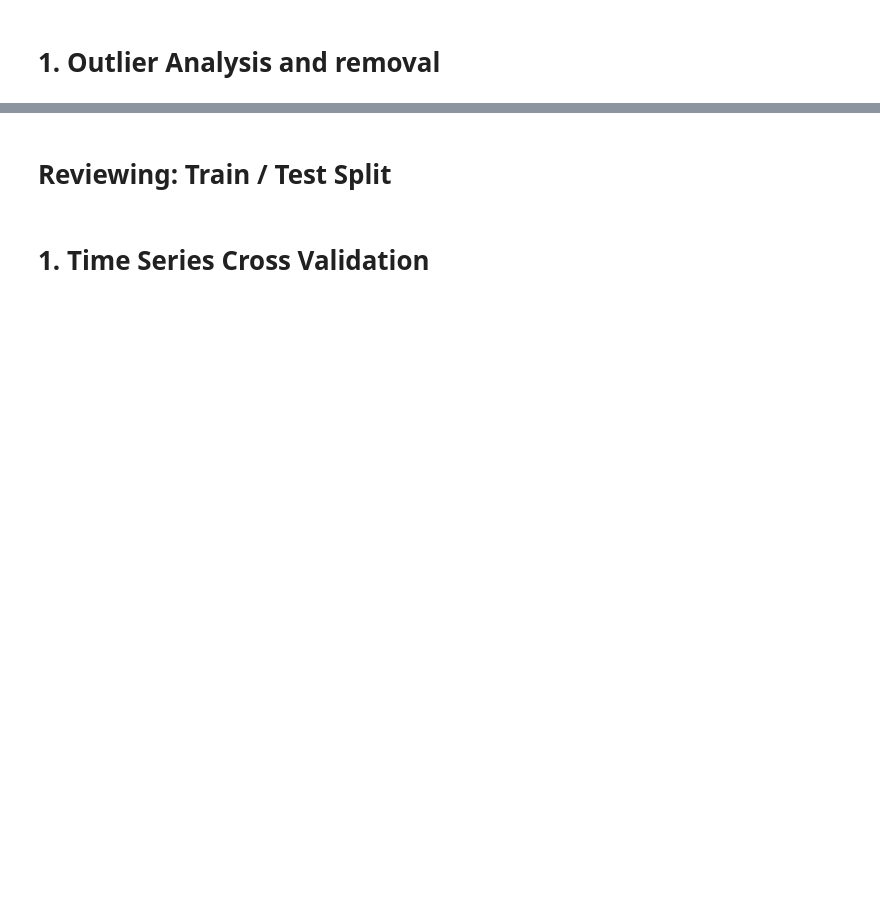
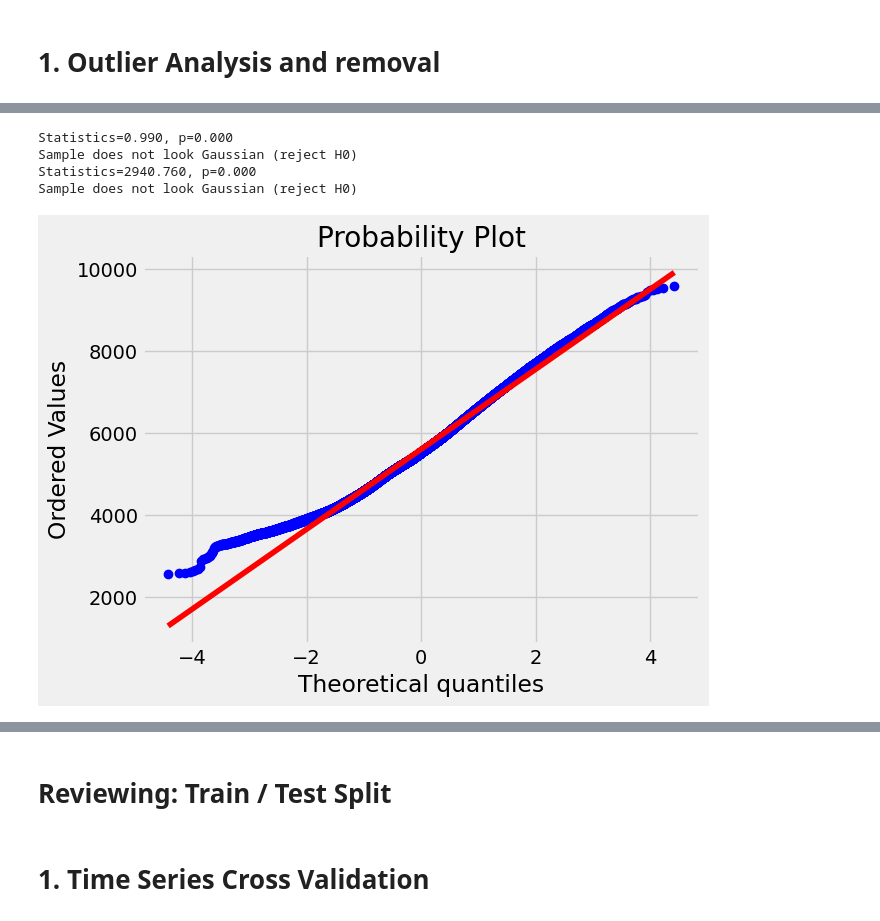
Before and after one commit to Assetage/energy-forecasting, a Jupyter notebook: notebooks/data-exploration-and-forecasting.ipynb, the cells around one changed output, grey strips where cells are left out. Cells and saved outputs as stored; diff of their text form; code cells hidden in the pictures; blank space fills up the shorter version.

```diff
--- a/notebooks/data-exploration-and-forecasting.ipynb
+++ b/notebooks/data-exploration-and-forecasting.ipynb
@@ -37,0 +128,26 @@ df['PJME_MW'].plot(kind='hist', bins=500)
+# %%
+import scipy.stats as stats
+from scipy.stats import shapiro
+from scipy.stats import normaltest
+stats.probplot(df['PJMW_MW'], dist="norm", plot=plt)
+stat, p = shapiro(df['PJMW_MW'])
+print('Statistics=%.3f, p=%.3f' % (stat, p))
+alpha = 0.05
+if p > alpha:
+ print('Sample looks Gaussian (fail to reject H0)')
+else:
+ print('Sample does not look Gaussian (reject H0)')
+
+stat, p = normaltest(df['PJMW_MW'])
+print('Statistics=%.3f, p=%.3f' % (stat, p))
+alpha = 0.05
+if p > alpha:
+ print('Sample looks Gaussian (fail to reject H0)')
+else:
+ print('Sample does not look Gaussian (reject H0)')
+# %% [output]
+Statistics=0.990, p=0.000
+Sample does not look Gaussian (reject H0)
+Statistics=2940.760, p=0.000
+Sample does not look Gaussian (reject H0)
+[figure, added]
```
Also changed, not shown: parts of 22 cells of this notebook, 29 other files.
